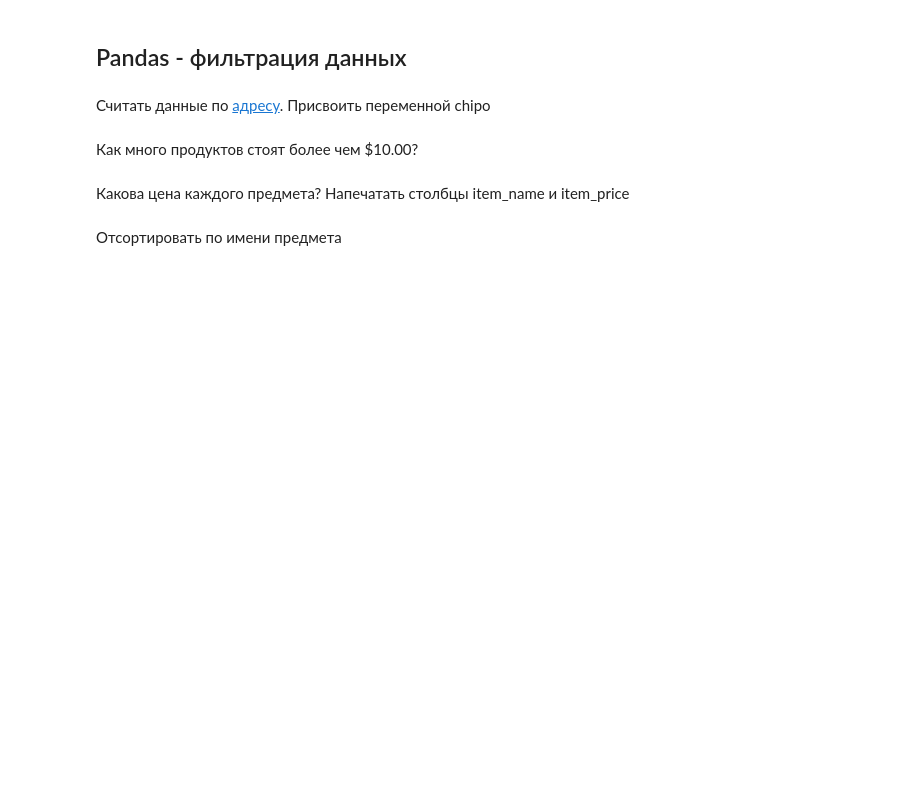
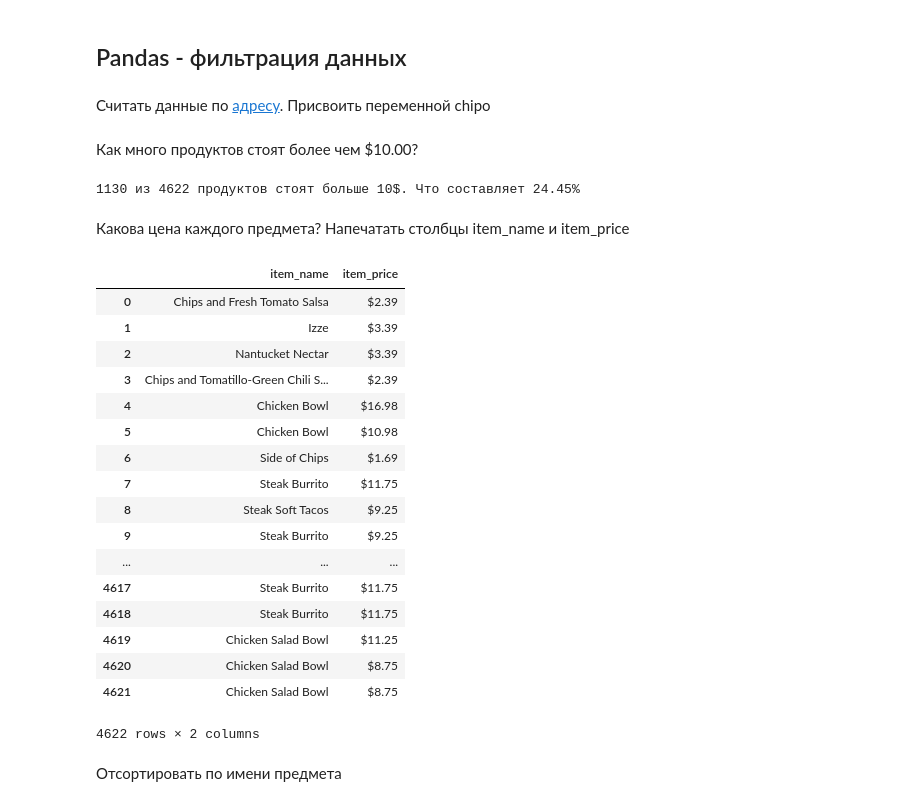
Before and after one commit to CarefreeSlacker/otus_homework1, a Jupyter notebook: exercises.ipynb, the cells around one changed output. Saved outputs shown, nothing was run; the diff lists cells and outputs as text; code cells hidden in the pictures; blank space fills up the shorter version.

```diff
--- a/exercises.ipynb
+++ b/exercises.ipynb
@@ -256,6 +329,44 @@ print(find_n_most_frequent(array, 5))
 # %% [markdown]
 Как много продуктов стоят более чем $10.00?
+# %%
+import re
+import pandas as pd
+FLOAT_REGEX = '([\d\.]+)'
+
+def parse_price(price):
+    return float(re.search(FLOAT_REGEX, price).group(1))
+
+food['float_price'] = food['item_price'].map(lambda price: parse_price(price))
+prices = food.get('float_price')
+counter = 0
+for float_price in prices:
+    if float_price > 10:
+        counter += 1
+print('{0} из {1} продуктов стоят больше 10$. Что составляет {2}%'.format(counter, len(prices), float(round(counter/len(prices) * 100, 2))))
+# %% [output]
+1130 из 4622 продуктов стоят больше 10$. Что составляет 24.45%
 # %% [markdown]
 Какова цена каждого предмета? Напечатать столбцы item_name и item_price
+# %%
+food.loc[:, ['item_name', 'item_price']]
+# %% [output]
+|  | item_name | item_price |
+| 0 | Chips and Fresh Tomato Salsa | $2.39 |
+| 1 | Izze | $3.39 |
+| 2 | Nantucket Nectar | $3.39 |
+| 3 | Chips and Tomatillo-Green Chili S... | $2.39 |
+| 4 | Chicken Bowl | $16.98 |
+| 5 | Chicken Bowl | $10.98 |
+| 6 | Side of Chips | $1.69 |
+| 7 | Steak Burrito | $11.75 |
+| 8 | Steak Soft Tacos | $9.25 |
+| 9 | Steak Burrito | $9.25 |
+| ... | ... | ... |
+| 4617 | Steak Burrito | $11.75 |
+| 4618 | Steak Burrito | $11.75 |
+| 4619 | Chicken Salad Bowl | $11.25 |
+| 4620 | Chicken Salad Bowl | $8.75 |
+| 4621 | Chicken Salad Bowl | $8.75 |
+4622 rows × 2 columns
 # %% [markdown]
 Отсортировать по имени предмета
```
Also changed, not shown: parts of 14 cells of this notebook, 1 other file.
